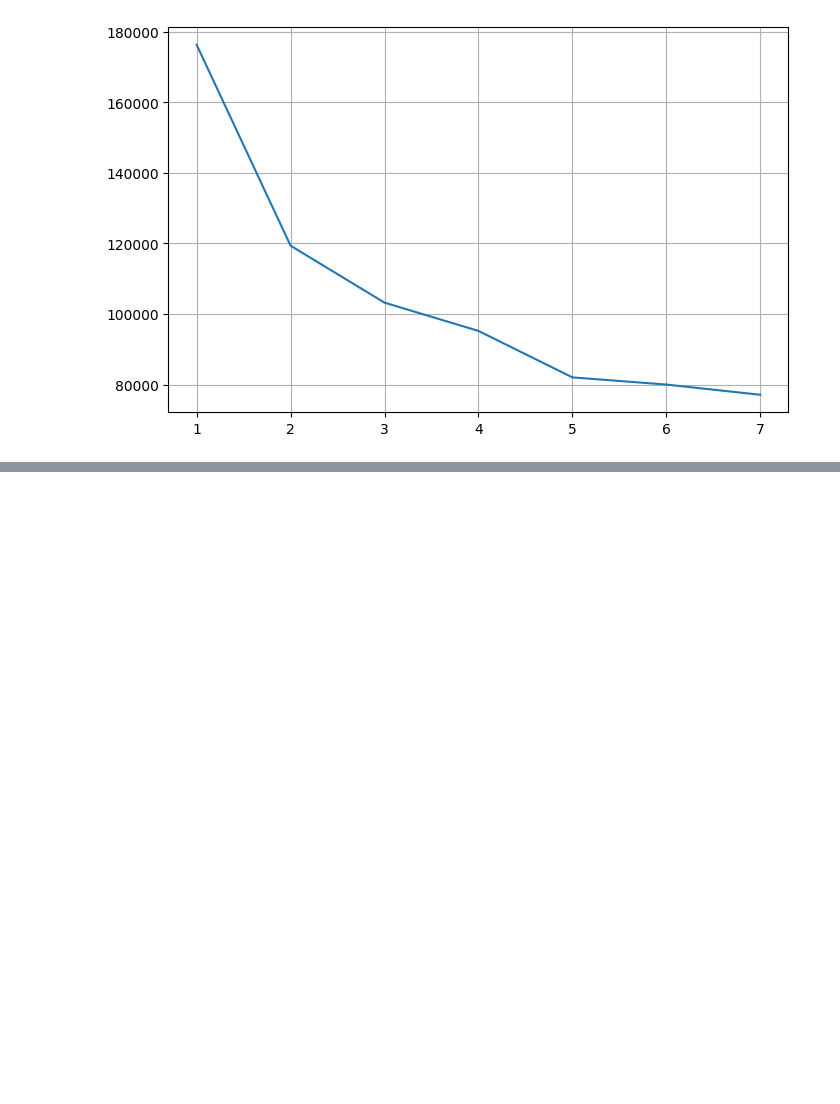
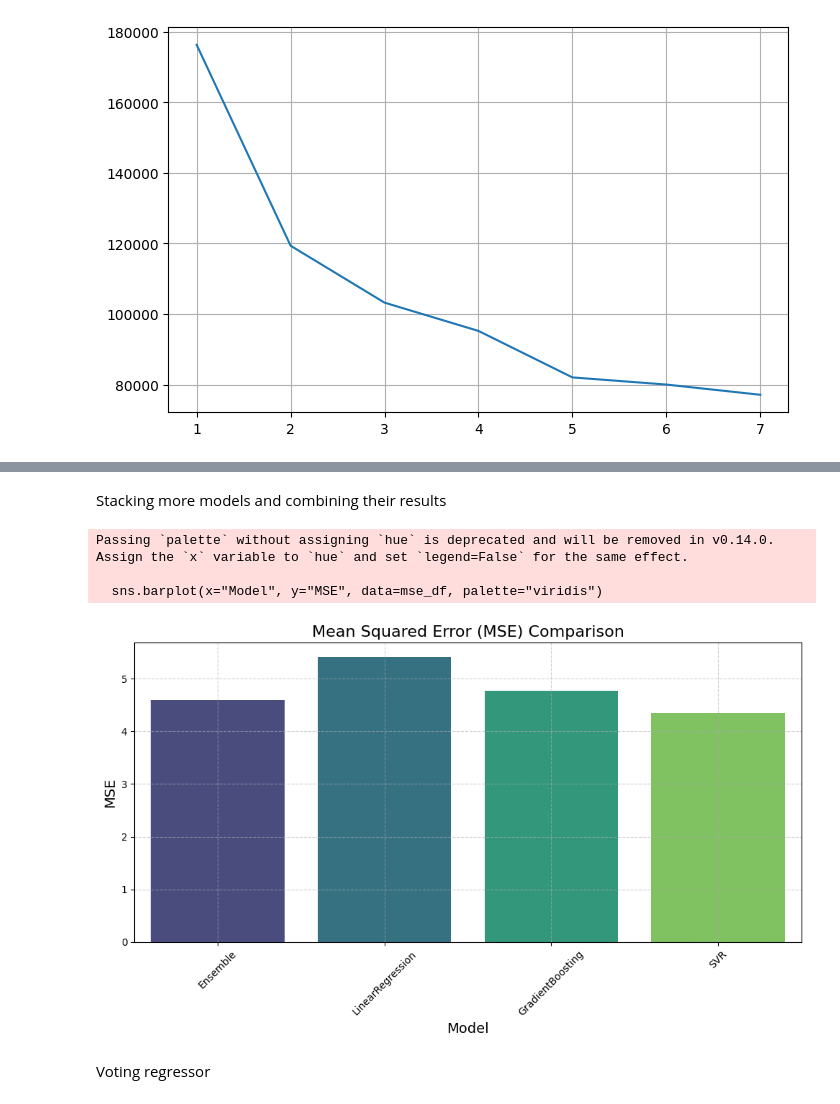
Before and after one commit to milansoap/exam-score-machine-learning-analysis, a Jupyter notebook: ISSU_Projekt.ipynb, the cells around one changed output, grey strips where cells are left out. Saved outputs shown, nothing was run; the diff lists cells and outputs as text; code cells hidden in the pictures; blank space fills up the shorter version.

```diff
--- a/ISSU_Projekt.ipynb
+++ b/ISSU_Projekt.ipynb
@@ -314,0 +420,69 @@ Silhouette Score not applicable - only one cluster or all points are noise.
+# %% [markdown]
+Stacking more models and combining their results
+# %%
+# Ensamble method, combining three models
+models = {
+    "LinearRegression": LinearRegression(),
+    "GradientBoosting": GradientBoostingRegressor(random_state=679),
+    "SVR": SVR()
+}
+
+ensemble_predictions = {}
+for name, model in models.items():
+    model.fit(X_train, y_train)
+    ensemble_predictions[name] = model.predict(X_test)
+
+combined_predictions = np.mean(
+    np.column_stack(list(ensemble_predictions.values())), axis=1
+)
+
+ensemble_results = {
+    "MAE": round(mean_absolute_error(y_test, combined_predictions), 2),
+    "MSE": round(mean_squared_error(y_test, combined_predictions), 2),
+    "MAPE": round(mean_absolute_percentage_error(y_test, combined_predictions) * 100, 2),
+    "R^2": round(r2_score(y_test, combined_predictions), 2),
+    "Explained Variance": round(explained_variance_score(y_test, combined_predictions), 2),
+    "Max Error": round(max_error(y_test, combined_predictions), 2),
+}
+
+individual_results = {}
+for model_name, predictions in ensemble_predictions.items():
+    metrics = {
+        "MAE": round(mean_absolute_error(y_test, predictions), 2),
+        "MSE": round(mean_squared_error(y_test, predictions), 2),
+        "MAPE": round(mean_absolute_percentage_error(y_test, predictions) * 100, 2),
+        "R^2": round(r2_score(y_test, predictions), 2),
+        "Explained Variance": round(explained_variance_score(y_test, predictions), 2),
+        "Max Error": round(max_error(y_test, predictions), 2),
+    }
+    individual_results[model_name] = metrics
+
+# Combine all results into a DataFrame
+all_results = {
+    "Ensemble": ensemble_results,
+    **individual_results
+}
+
+# Extract MSE values for each model
+mse_values = {model: results["MSE"] for model, results in all_results.items()}
+
+mse_df = pd.DataFrame(list(mse_values.items()), columns=["Model", "MSE"])
+
+plt.figure(figsize=(10, 6))
+sns.barplot(x="Model", y="MSE", data=mse_df, palette="viridis")
+
+plt.title("Mean Squared Error (MSE) Comparison", fontsize=16)
+plt.xlabel("Model", fontsize=14)
+plt.ylabel("MSE", fontsize=14)
+plt.xticks(rotation=45)
+plt.grid(True, linestyle='--', alpha=0.6)
+plt.tight_layout()
+
+plt.show()
+# %% [output]
+Passing `palette` without assigning `hue` is deprecated and will be removed in v0.14.0. Assign the `x` variable to `hue` and set `legend=False` for the same effect.
+
+  sns.barplot(x="Model", y="MSE", data=mse_df, palette="viridis")
+[figure, added]
+# %% [markdown]
+Voting regressor
```
Also changed, not shown: parts of 50 cells of this notebook.
